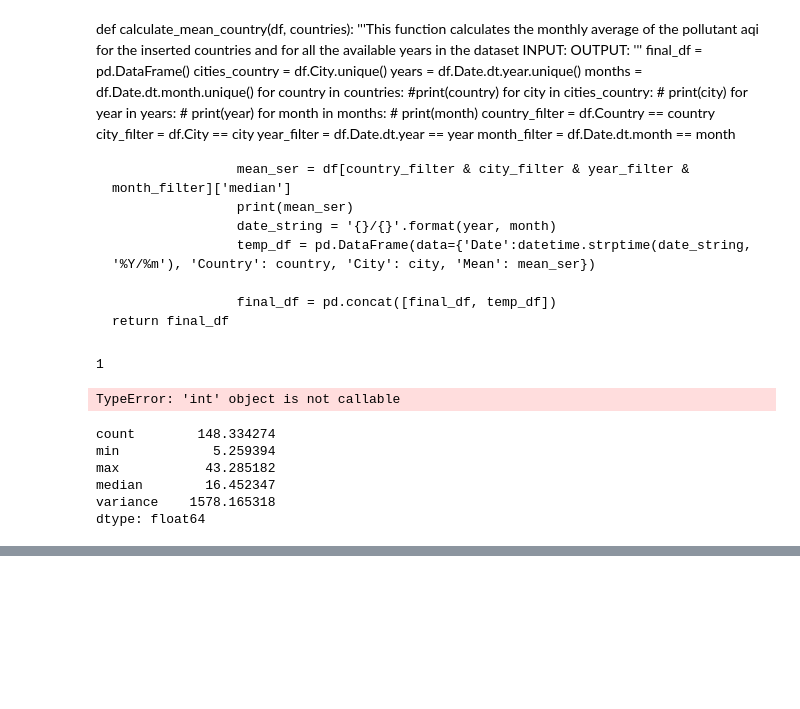
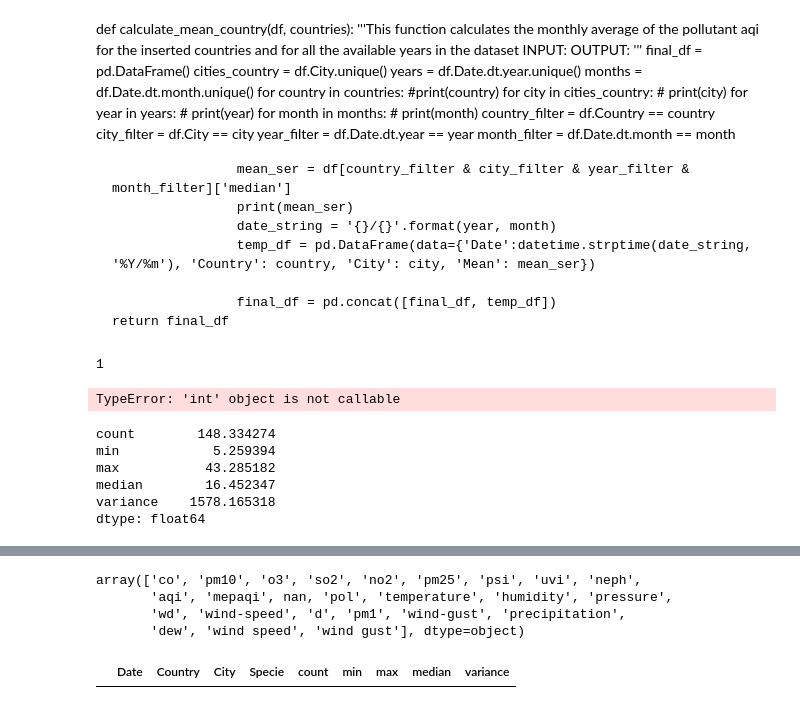
Before and after one commit to PabloVales/Air_Pollution_Covid, a Jupyter notebook: Untitled.ipynb, the cells around one changed output, grey strips where cells are left out. Drawn from its saved outputs; the diff is of its cells as text; code cells hidden in the pictures; blank space fills up the shorter version.

```diff
--- a/Untitled.ipynb
+++ b/Untitled.ipynb
@@ -376,0 +429,11 @@ sns.scatterplot(x=df[(df.Specie == 'no2')].Date, y=df[(df.Specie == 'no2')]['med
+# %%
+df_whole.Specie.unique()
+# %% [output]
+array(['co', 'pm10', 'o3', 'so2', 'no2', 'pm25', 'psi', 'uvi', 'neph',
+       'aqi', 'mepaqi', nan, 'pol', 'temperature', 'humidity', 'pressure',
+       'wd', 'wind-speed', 'd', 'pm1', 'wind-gust', 'precipitation',
+       'dew', 'wind speed', 'wind gust'], dtype=object)
+# %%
+df[(df_whole.Specie == 'aqi')]
+# %% [output]
+|  | Date | Country | City | Specie | count | min | max | median | variance |
```
Also changed, not shown: parts of 20 cells of this notebook.
